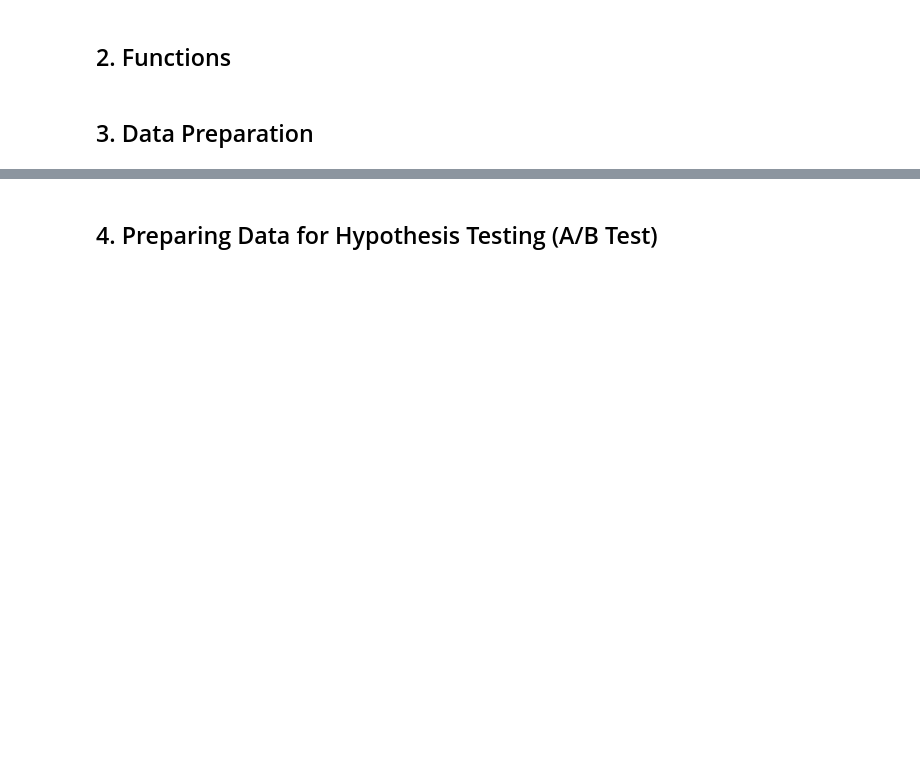
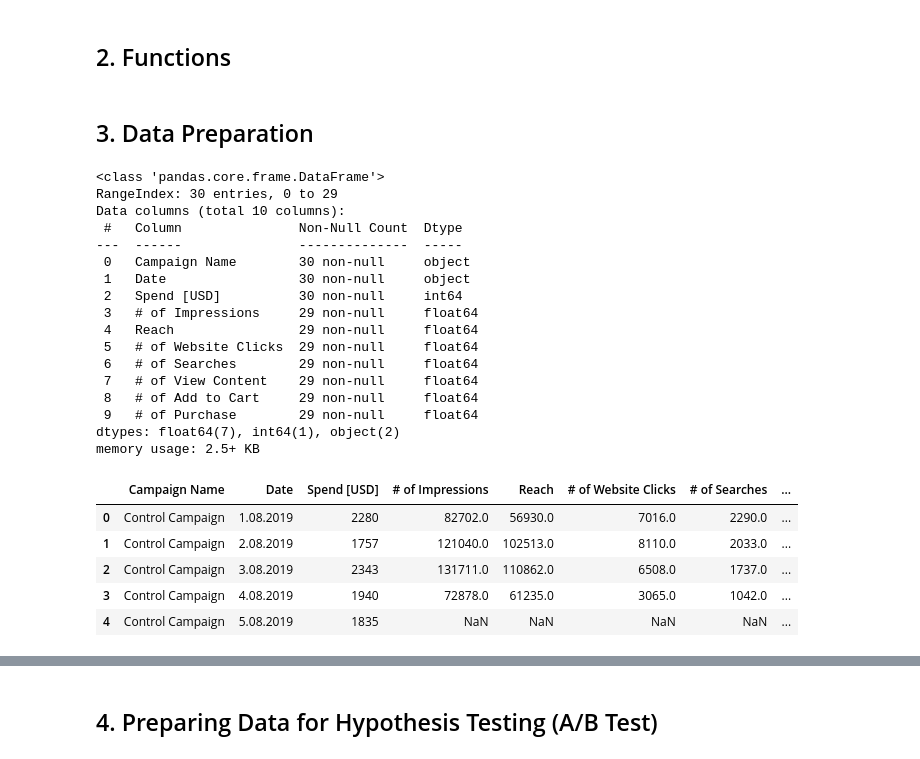
Before and after one commit to VitsN/DI_Bootcamp, a Jupyter notebook: Mini_project1_AB_test_using_real_data_wk15D5.ipynb, the cells around one changed output, grey strips where cells are left out. Cells and saved outputs as stored; diff of their text form; code cells hidden in the pictures; blank space fills up the shorter version.

```diff
--- a/Mini_project1_AB_test_using_real_data_wk15D5.ipynb
+++ b/Mini_project1_AB_test_using_real_data_wk15D5.ipynb
@@ -67,12 +67,9 @@ def read_data() :
     The function removes rows with NaN values that originated from notes in the Excel file for the control group.
     """
     #Maximum Bidding(Existing)
-    control = pd.read_excel("../input/ab-test-dataset/AB_Case_Study.xlsx", sheet_name="Control Group")
+    control = pd.read_csv("/content/control_group.csv", delimiter=";")
     #Average Bidding(New)
-    test = pd.read_excel("../input/ab-test-dataset/AB_Case_Study.xlsx", sheet_name="Test Group")
-
-    #In the control dataframe, the rows containing NaN values from the 'note' column (imported from Excel) were removed
-    control.drop(control.index[[30,31]], inplace = True)
+    test = pd.read_csv("/content/test_group.csv", delimiter=";")
 
     return control, test
 
@@ -241,5 +238,31 @@ def checkReject(p_value, alpha = 0.05):
 control, test = read_data()
 # %%
 #TODO : print what is control
+control.info()
+control.head()
+# %% [output]
+<class 'pandas.core.frame.DataFrame'>
+RangeIndex: 30 entries, 0 to 29
+Data columns (total 10 columns):
+ #   Column               Non-Null Count  Dtype
+---  ------               --------------  -----
+ 0   Campaign Name        30 non-null     object
+ 1   Date                 30 non-null     object
+ 2   Spend [USD]          30 non-null     int64
+ 3   # of Impressions     29 non-null     float64
+ 4   Reach                29 non-null     float64
+ 5   # of Website Clicks  29 non-null     float64
+ 6   # of Searches        29 non-null     float64
+ 7   # of View Content    29 non-null     float64
+ 8   # of Add to Cart     29 non-null     float64
+ 9   # of Purchase        29 non-null     float64
+dtypes: float64(7), int64(1), object(2)
+memory usage: 2.5+ KB
+|  | Campaign Name | Date | Spend [USD] | # of Impressions | Reach | # of Website Clicks | # of Searches | ... |
+| 0 | Control Campaign | 1.08.2019 | 2280 | 82702.0 | 56930.0 | 7016.0 | 2290.0 | ... |
+| 1 | Control Campaign | 2.08.2019 | 1757 | 121040.0 | 102513.0 | 8110.0 | 2033.0 | ... |
+| 2 | Control Campaign | 3.08.2019 | 2343 | 131711.0 | 110862.0 | 6508.0 | 1737.0 | ... |
+| 3 | Control Campaign | 4.08.2019 | 1940 | 72878.0 | 61235.0 | 3065.0 | 1042.0 | ... |
+| 4 | Control Campaign | 5.08.2019 | 1835 | NaN | NaN | NaN | NaN | ... |
 # %%
 #TODO : print what is test
```
Also changed, not shown: parts of 5 cells of this notebook.
